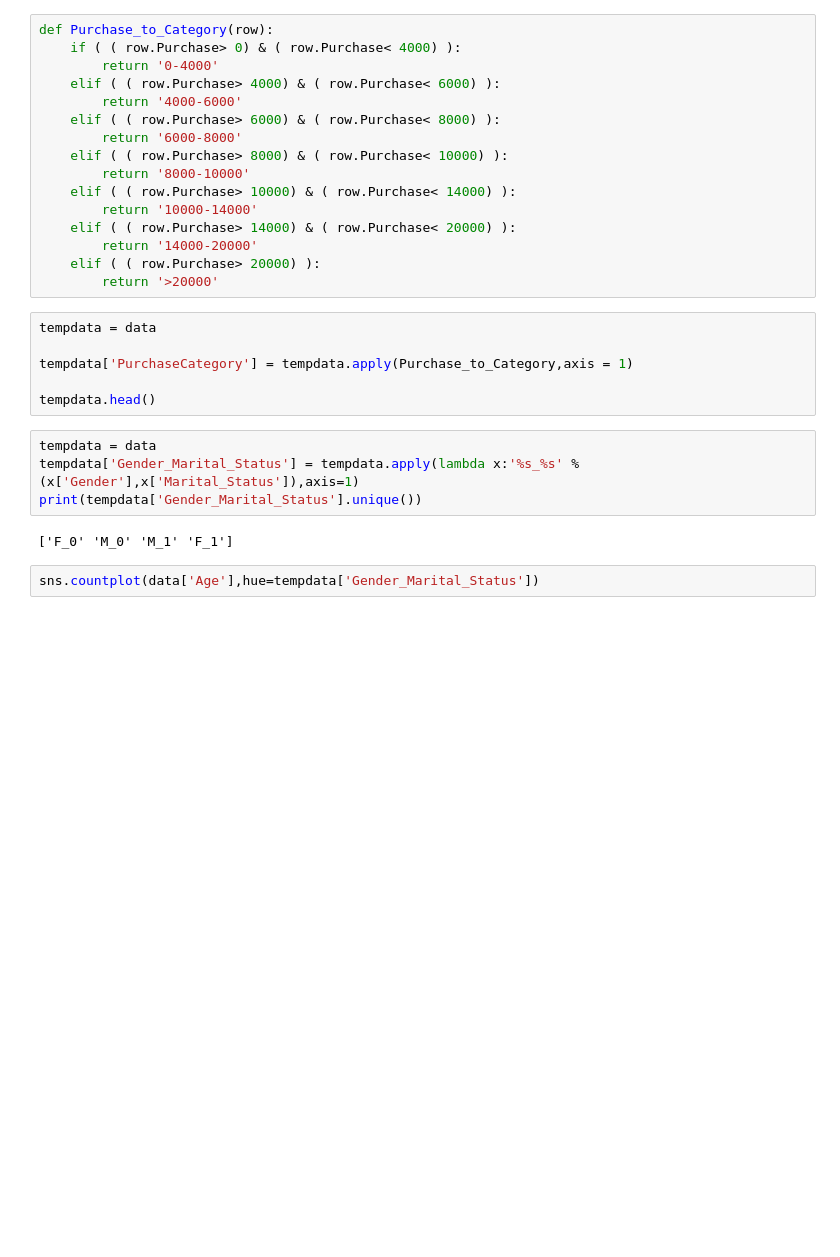
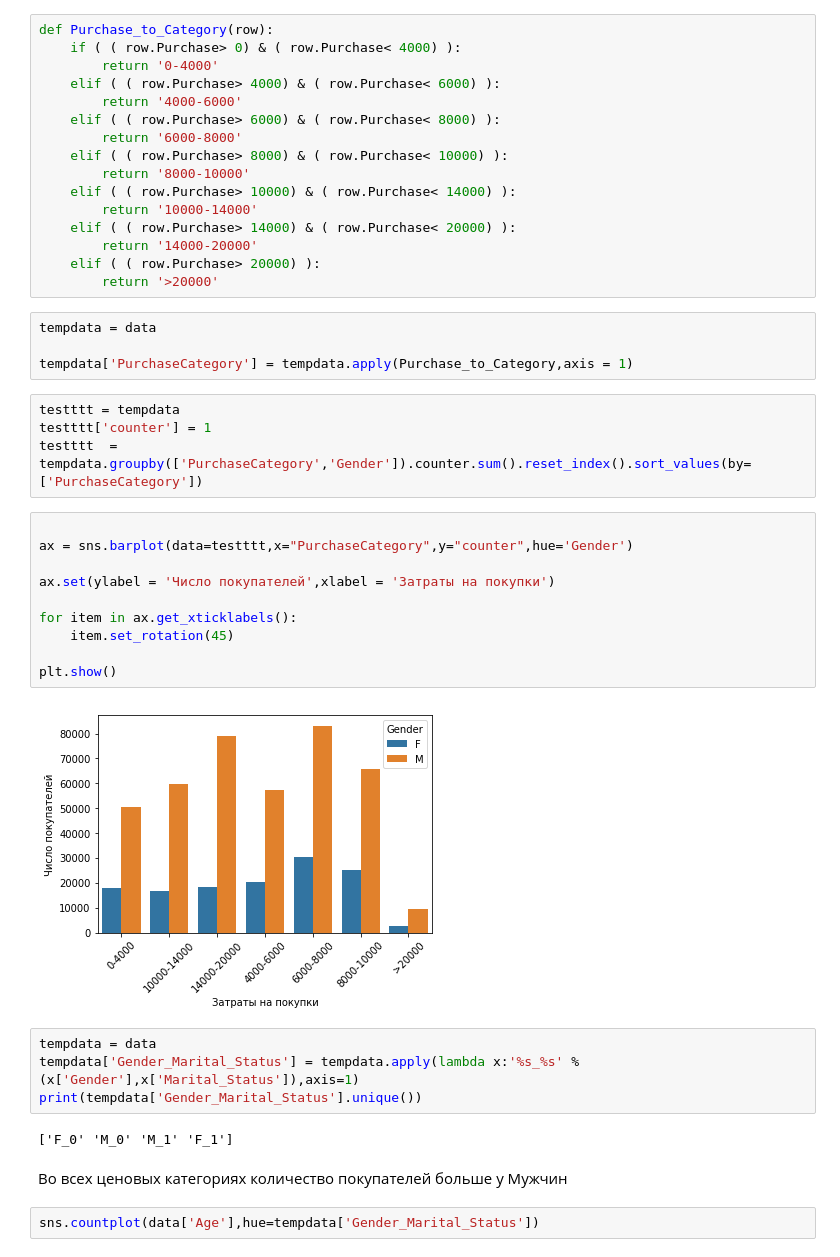
Before and after one commit to IlyaChr/ods2018, a Jupyter notebook: black-friday/BlackFriday.ipynb, the cells around one changed output. Saved outputs shown, nothing was run; the diff lists cells and outputs as text; blank space fills up the shorter version.

```diff
--- a/black-friday/BlackFriday.ipynb
+++ b/black-friday/BlackFriday.ipynb
@@ -143,14 +149,30 @@ def Purchase_to_Category(row):
 tempdata = data
 
 tempdata['PurchaseCategory'] = tempdata.apply(Purchase_to_Category,axis = 1)
-
-tempdata.head()
+# %%
+testttt = tempdata
+testttt['counter'] = 1
+testttt  = tempdata.groupby(['PurchaseCategory','Gender']).counter.sum().reset_index().sort_values(by=['PurchaseCategory'])
+# %%
+
+ax = sns.barplot(data=testttt,x="PurchaseCategory",y="counter",hue='Gender')
+
+ax.set(ylabel = 'Число покупателей',xlabel = 'Затраты на покупки')
+
+for item in ax.get_xticklabels():
+    item.set_rotation(45)
+
+plt.show()
+# %% [output]
+[figure, added]
 # %%
 tempdata = data
 tempdata['Gender_Marital_Status'] = tempdata.apply(lambda x:'%s_%s' % (x['Gender'],x['Marital_Status']),axis=1)
 print(tempdata['Gender_Marital_Status'].unique())
 # %% [output]
 ['F_0' 'M_0' 'M_1' 'F_1']
+# %% [markdown]
+Во всех ценовых категориях количество покупателей больше у Мужчин
 # %%
 sns.countplot(data['Age'],hue=tempdata['Gender_Marital_Status'])
 # %% [output]
```
Also changed, not shown: parts of 10 cells of this notebook.
